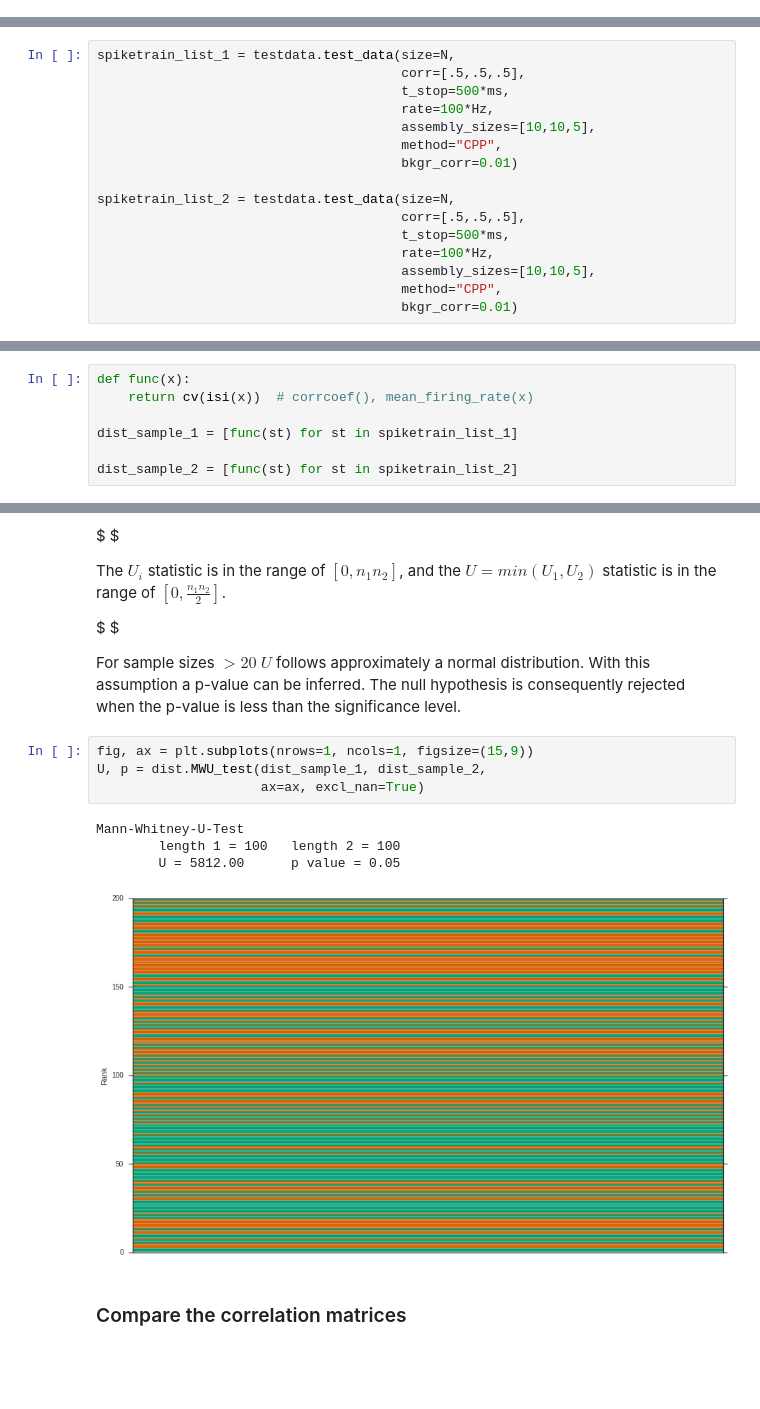
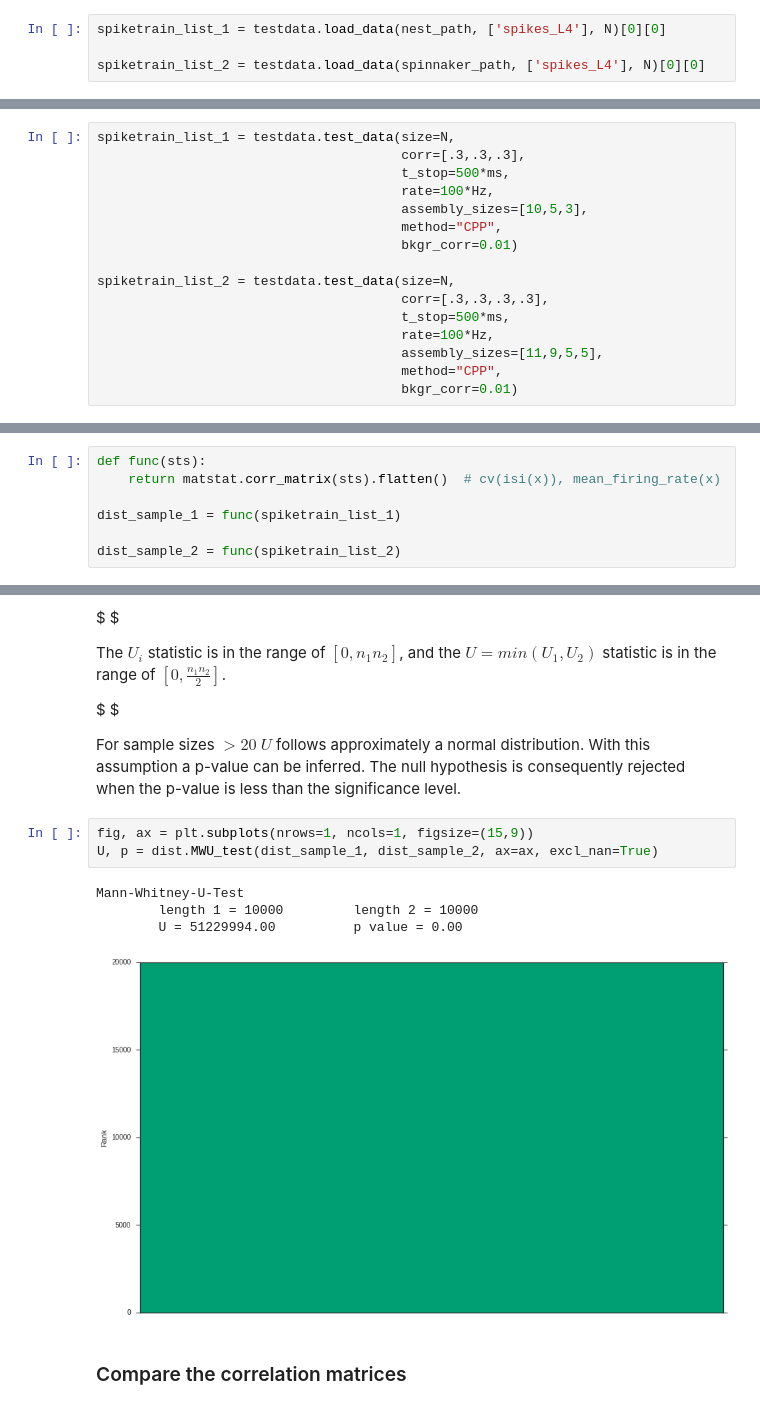
Before and after one commit to rgutzen/ValidationTools, a Jupyter notebook: Validation_Book.ipynb, the cells around one changed output, grey strips where cells are left out. Cells and saved outputs as stored; diff of their text form; blank space fills up the shorter version.

```diff
--- a/Validation_Book.ipynb
+++ b/Validation_Book.ipynb
@@ -34,19 +29,23 @@ spiketrain_list_2 = testdata.load_data(spinnaker_path, ['spikes_L4'], N)[0][0]
+# %%
+spiketrain_list_1 = testdata.load_data(nest_path, ['spikes_L4'], N)[0][0]
+
+spiketrain_list_2 = testdata.load_data(spinnaker_path, ['spikes_L4'], N)[0][0]
 # %% [markdown]
 #### ...or generate custom spiketrains
 # %%
 spiketrain_list_1 = testdata.test_data(size=N,
-                                       corr=[.5,.5,.5],
+                                       corr=[.3,.3,.3],
                                        t_stop=500*ms,
                                        rate=100*Hz,
-                                       assembly_sizes=[10,10,5],
+                                       assembly_sizes=[10,5,3],
                                        method="CPP",
                                        bkgr_corr=0.01)
 
 spiketrain_list_2 = testdata.test_data(size=N,
-                                       corr=[.5,.5,.5],
+                                       corr=[.3,.3,.3,.3],
                                        t_stop=500*ms,
                                        rate=100*Hz,
-                                       assembly_sizes=[10,10,5],
+                                       assembly_sizes=[11,9,5,5],
                                        method="CPP",
                                        bkgr_corr=0.01)
 # %% [markdown]
@@ -63,12 +62,12 @@ __ = vizi.rasterplot(spiketrain_list_2, ax=ax[1], palette=(['g']))
 ### Compare distributions
 ##### of CVs, firing rates, correlation coefficients, ...
 # %%
-def func(x):
-    return cv(isi(x))  # corrcoef(), mean_firing_rate(x)
+def func(sts):
+    return matstat.corr_matrix(sts).flatten()  # cv(isi(x)), mean_firing_rate(x)
 
-dist_sample_1 = [func(st) for st in spiketrain_list_1]
+dist_sample_1 = func(spiketrain_list_1)
 
-dist_sample_2 = [func(st) for st in spiketrain_list_2]
+dist_sample_2 = func(spiketrain_list_2)
 # %% [markdown]
 #### Kullback-Leibler Divergence
 # %% [markdown]
@@ -130,13 +128,12 @@ $ $
 For sample sizes $>20$ $U$ follows approximately a normal distribution. With this assumption a p-value can be inferred. The null hypothesis is consequently rejected when the p-value is less than the significance level.
 # %%
 fig, ax = plt.subplots(nrows=1, ncols=1, figsize=(15,9))
-U, p = dist.MWU_test(dist_sample_1, dist_sample_2,
-                     ax=ax, excl_nan=True)
+U, p = dist.MWU_test(dist_sample_1, dist_sample_2, ax=ax, excl_nan=True)
 # %% [output]
 Mann-Whitney-U-Test
-        length 1 = 100   length 2 = 100
-        U = 5812.00      p value = 0.05
+        length 1 = 10000         length 2 = 10000
+        U = 51229994.00          p value = 0.00
-[figure, old version]
+[figure, new version]
 # %% [markdown]
 ### Compare the correlation matrices
 # %% [markdown]
```
Also changed, not shown: parts of 10 cells of this notebook, 7 other files.
